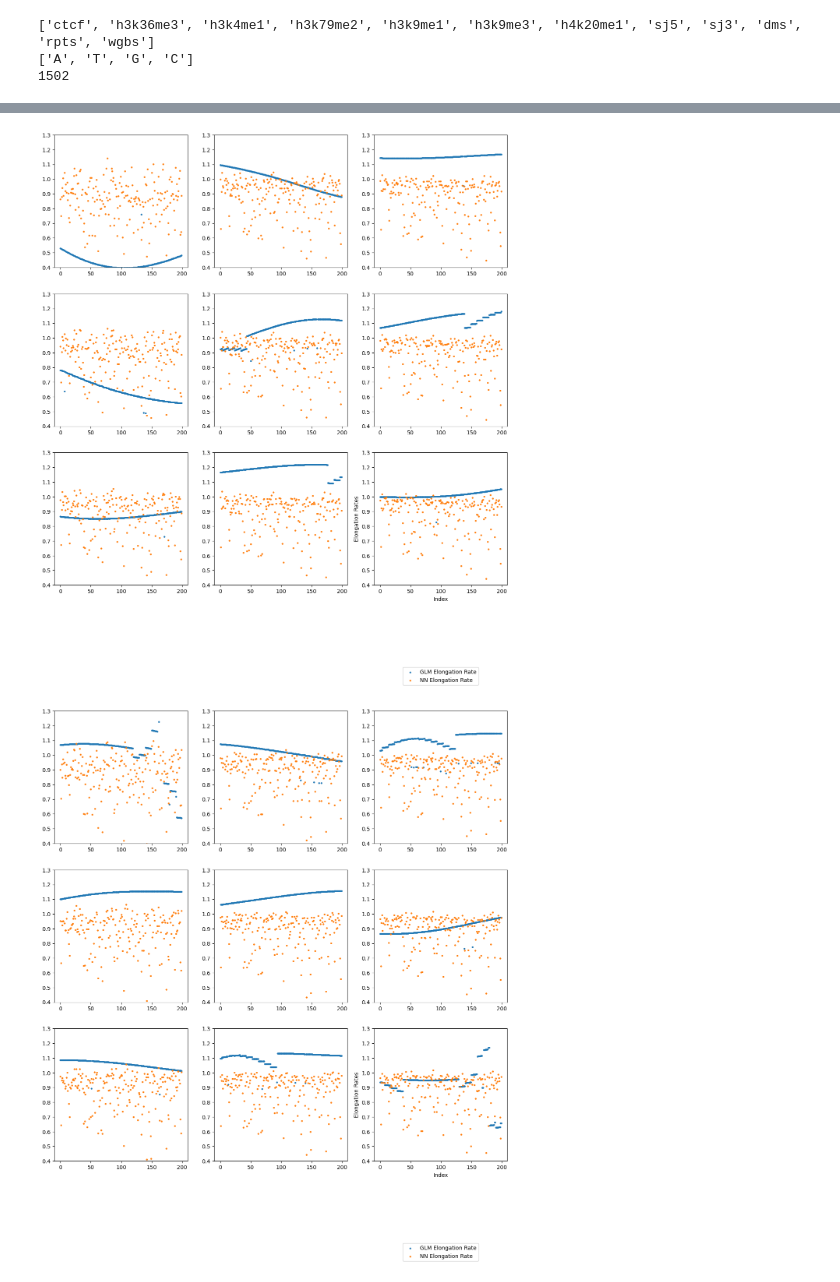
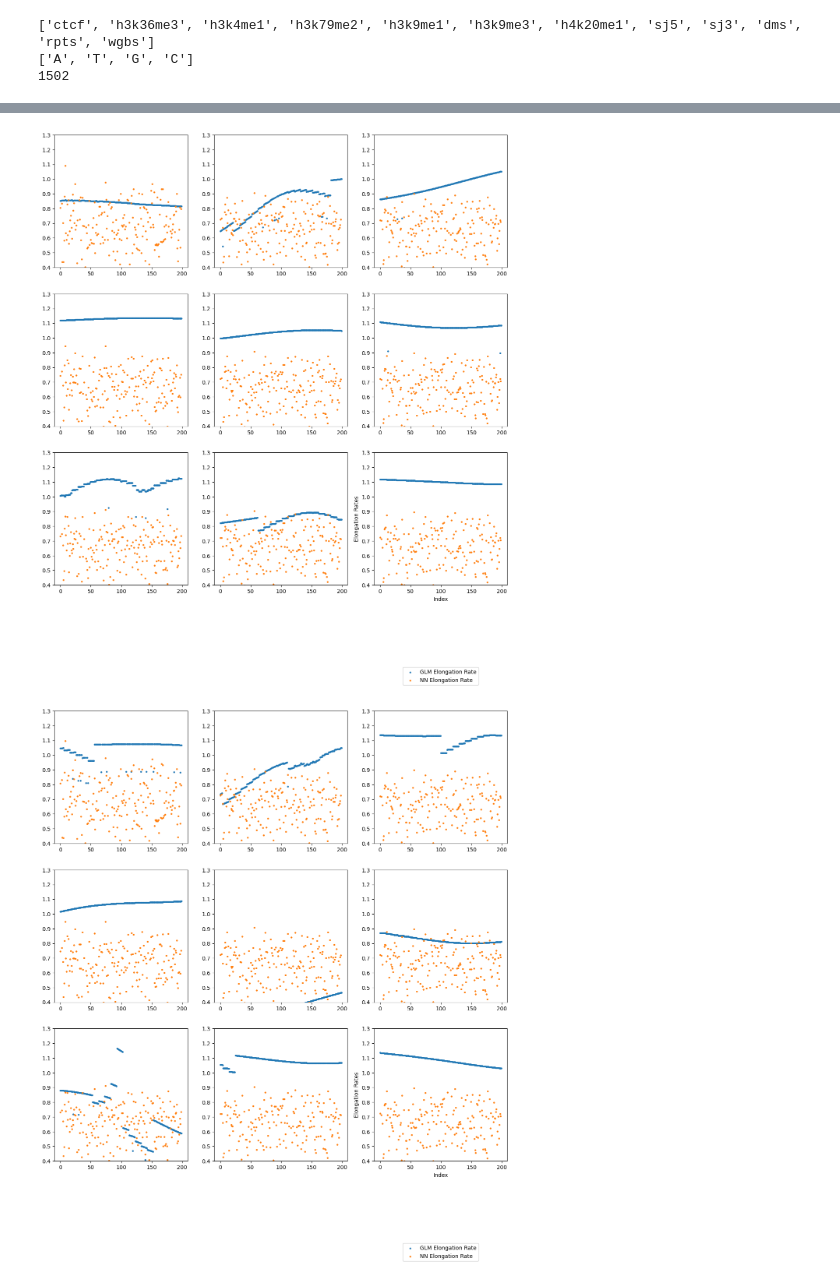
Before and after one commit to rebeccaHassett/RNA_Transcription_NN, a Jupyter notebook: rna_transcription_lstm_simple.ipynb, the cells around one changed output, grey strips where cells are left out. Drawn from its saved outputs; the diff is of its cells as text; code cells hidden in the pictures.

```diff
--- a/rna_transcription_lstm_simple.ipynb
+++ b/rna_transcription_lstm_simple.ipynb
@@ -221,7 +221,7 @@ num_epochs = 50
 loss_hist_train = [0] * num_epochs
 loss_hist_valid = [0] * num_epochs
 
-loss_fn = nn.L1Loss()#nn.MSELoss()#CustomLoss()
+loss_fn = CustomLoss()#nn.L1Loss()#nn.MSELoss()#CustomLoss()
 
 for epoch in range(num_epochs):
     print(f'Epoch {epoch+1}')
@@ -231,13 +231,13 @@ for epoch in range(num_epochs):
         X_ji_batch = batch['X_ji']
         C_j_batch = batch['C_j']
         outputs = model(X_ji_batch)
-        #loss = loss_fn(X_ji_batch, C_j_batch, outputs)
-        loss = loss_fn(outputs, batch['Z_ji'])
+        loss = loss_fn(X_ji_batch, C_j_batch, outputs)
+        #loss = loss_fn(outputs, batch['Z_ji'])
         loss.backward()
         optimizer.step()
         loss_hist_train[epoch] += loss.item()
-        if epoch == 49:
-            plot_data(batch['Z_ji'], outputs)
+        #if epoch == 49:
+         #   plot_data(batch['Z_ji'], outputs)
     loss_hist_train[epoch] /= len(trndl.dataset)
     scheduler.step()
 
@@ -247,8 +247,8 @@ for epoch in range(num_epochs):
             X_ji_batch = batch['X_ji']
             C_j_batch = batch['C_j']
             outputs = model(X_ji_batch)
-            #loss = loss_fn(X_ji_batch, C_j_batch, outputs)
-            loss = loss_fn(outputs, batch['Z_ji'])
+            loss = loss_fn(X_ji_batch, C_j_batch, outputs)
+            #loss = loss_fn(outputs, batch['Z_ji'])
             loss_hist_valid[epoch] += loss.item()
         loss_hist_valid[epoch] /= len(valdl.dataset)
 
@@ -301,6 +289,7 @@ plt.show
 # %%
 for batch in tstdl:
     outputs = model(batch['X_ji'])
+    outputs = torch.exp(outputs)
     print(outputs)
     print(len(outputs))
 # %% [output]
@@ -330,6 +319,8 @@ print("number of samples: " + str(len(inputs)))
 with torch.no_grad():
     outputs = model(inputs['X_ji'])
 
+outputs = torch.exp(outputs)
+
 print(outputs)
 
 targets = inputs['Z_ji']
@@ -359,19 +336,20 @@ tensor([[0.5300, 0.5275, 0.5250,  ..., 0.4777, 0.4793, 0.4809],
 # %%
 for batch in tstdl:
     outputs = model(batch['X_ji'])
+    outputs = torch.exp(outputs)
     targets = batch['Z_ji']
     indices = range(len(targets[0]))
 
     fig, axs = plt.subplots(3, 3, figsize=(15,15))
     for i in range(3):
         for j in range(3):
             axs[i, j].scatter(indices, targets[i+j*3], s=5)
             axs[i, j].scatter(indices, outputs.detach().numpy()[i+j*3], s=5)
             axs[i, j].set_ylim(0.4, 1.3)
 
     plt.xlabel('Index')
     plt.ylabel('Elongation Rates')
     plt.legend(['GLM Elongation Rate', 'NN Elongation Rate'], loc='upper center', bbox_to_anchor=(0.5, -0.6))
 # %% [output]
-[figure, old version]
+[figure, new version]
-[figure, old version]
+[figure, new version]
```
Also changed, not shown: parts of 8 cells of this notebook, 3 other files.
